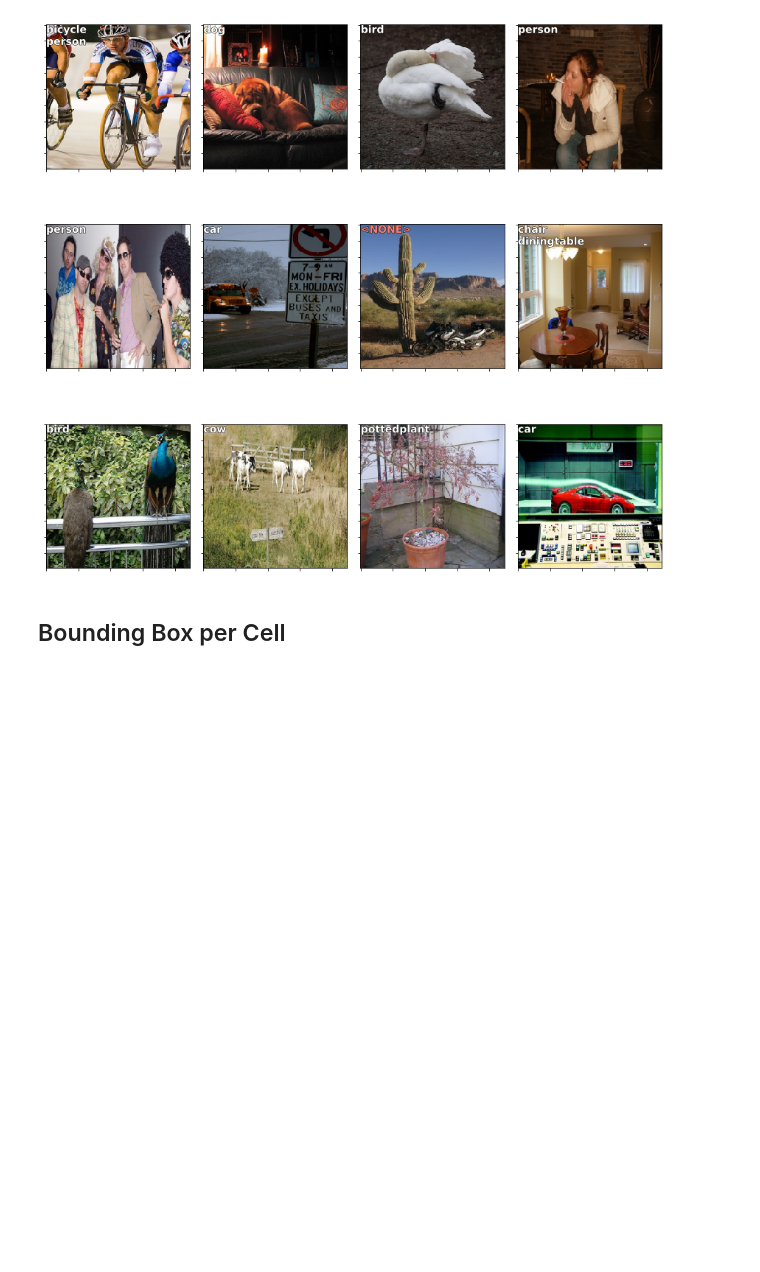
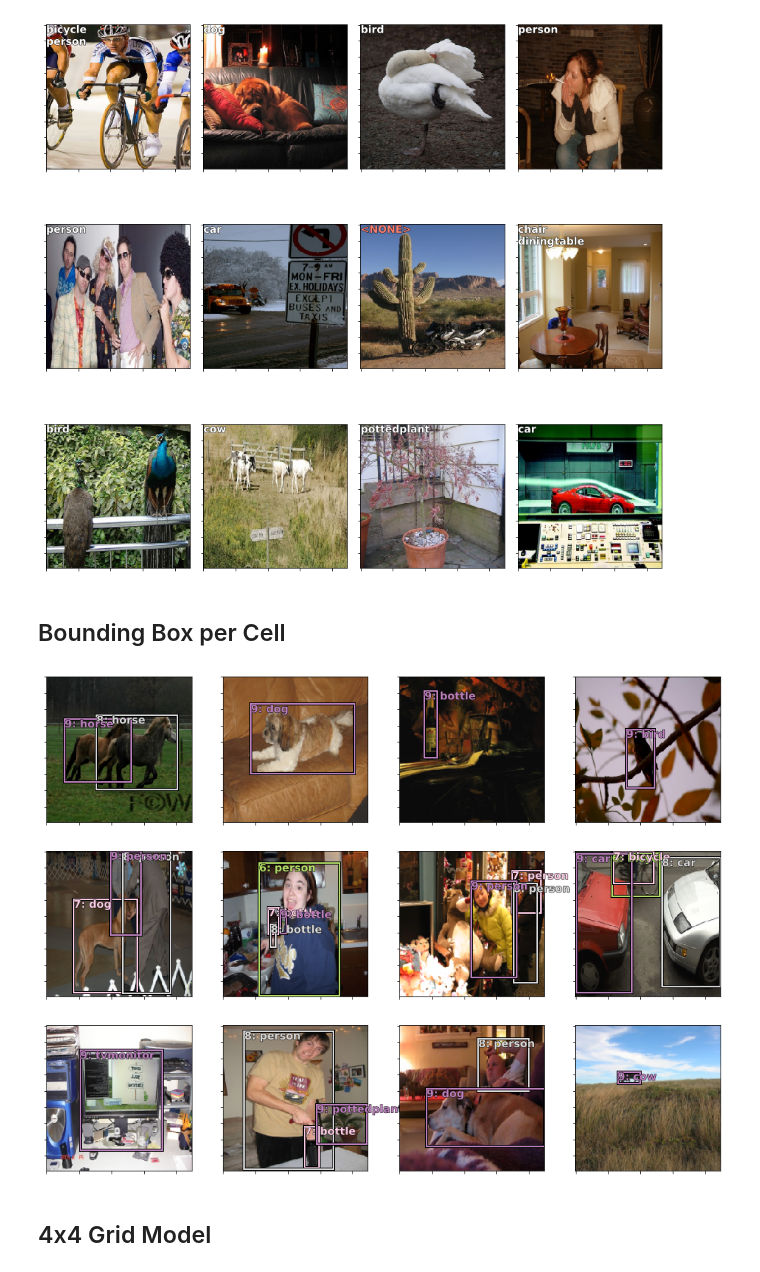
Before and after one commit to devforfu/pytorch_playground, a Jupyter notebook: ssd.ipynb, the cells around one changed output. Saved outputs shown, nothing was run; the diff lists cells and outputs as text; code cells hidden in the pictures; blank space fills up the shorter version.

```diff
--- a/ssd.ipynb
+++ b/ssd.ipynb
@@ -268,0 +319,32 @@ df.to_csv(MBB_CSV, index=False)
+# %%
+class ConcatLblDataset(Dataset):
+
+    def __init__(self, ds, y2):
+        self.ds = ds
+        self.y2 = y2
+        self.sz = ds.sz
+
+    def __len__(self):
+        return len(self.ds)
+
+    def __getitem__(self, i):
+        x, y = self.ds[i]
+        return (x, (y, self.y2[i]))
+# %%
+trn_ds2 = ConcatLblDataset(data.trn_ds, train_mc)
+val_ds2 = ConcatLblDataset(data.val_ds, valid_mc)
+data.trn_dl.dataset = trn_ds2
+data.val_dl.dataset = val_ds2
+# %%
+x, y = to_np(next(iter(data.trn_dl)))
+x = data.trn_ds.ds.denorm(x)
+y_boxes = y[0]
+y_classes = [
+    [id2cat[index] if index < len(id2cat) else 'bg' for index in indexes]
+    for indexes in y[1]]
+# %%
+plotter.show_ground_truth(x, y_boxes, y_classes, figsize=(16, 12))
+# %% [output]
+[figure, added]
+# %% [markdown]
+## 4x4 Grid Model
```
Also changed, not shown: parts of 19 cells of this notebook.
